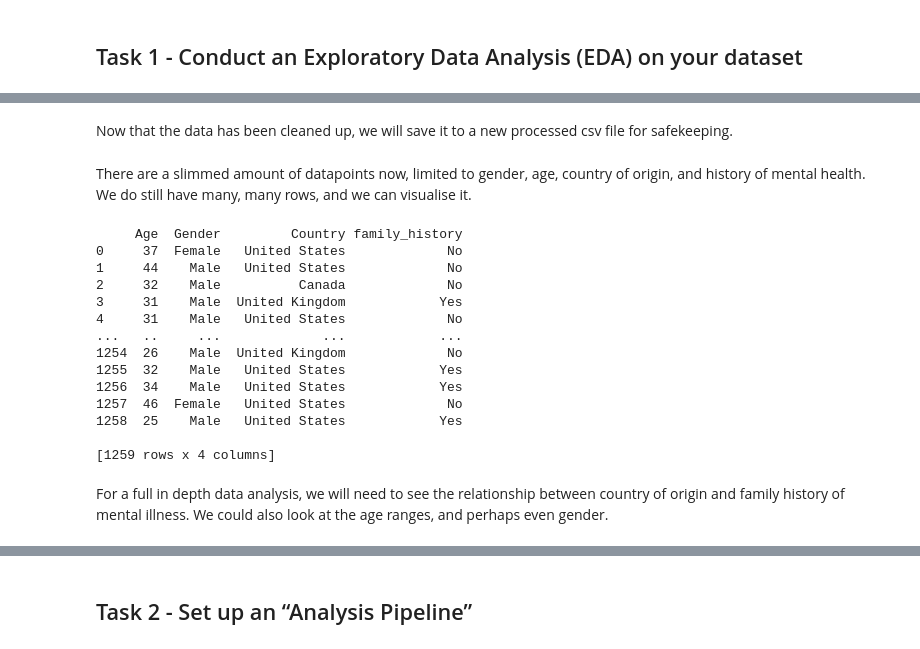
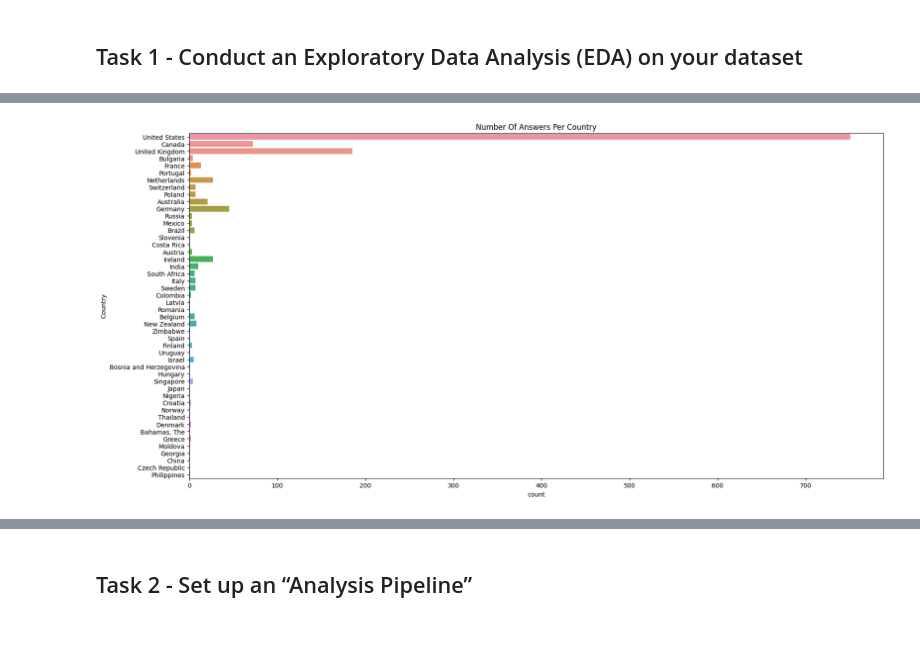
Before and after one commit to ubco-W2022T1-cosc301/project-group06, a Jupyter notebook: notebooks/analysis2.ipynb, the cells around one changed output, grey strips where cells are left out. Saved outputs shown, nothing was run; the diff lists cells and outputs as text; code cells hidden in the pictures.

Commit message:
Update analysis2.ipynb
Added adjustments to the EDA for Task2

```diff
--- a/notebooks/analysis2.ipynb
+++ b/notebooks/analysis2.ipynb
@@ -105,2 +185,0 @@ resQuesDf.loc[invalidAgeList,'Age'] = 'NA'
-# %% [markdown]
-Now that the data has been cleaned up, we will save it to a new processed csv file for safekeeping.
@@ -110,21 +186,8 @@ resQuesDf.to_csv('../data/processed/sstenbackResearchQuestionData.csv',index=Fal
-# %% [markdown]
-There are a slimmed amount of datapoints now, limited to gender, age, country of origin, and history of mental health. We do still have many, many rows, and we can visualise it.
-# %%
-print(resQuesDf)
-# %% [output]
-     Age  Gender         Country family_history
-0     37  Female   United States             No
-1     44    Male   United States             No
-2     32    Male          Canada             No
-3     31    Male  United Kingdom            Yes
-4     31    Male   United States             No
-...   ..     ...             ...            ...
-1254  26    Male  United Kingdom             No
-1255  32    Male   United States            Yes
-1256  34    Male   United States            Yes
-1257  46  Female   United States             No
-1258  25    Male   United States            Yes
-
-[1259 rows x 4 columns]
-# %% [markdown]
-For a full in depth data analysis, we will need to see the relationship between country of origin and family history of mental illness. We could also look at the age ranges, and perhaps even gender.
+# %%
+#Set up a seaborn plot
+plt.figure(figsize=(20,10))
+sns.countplot(data=rawDataframe,y='Country').set(title='Number Of Answers Per Country')
+#Display the plot using matplotlib
+plt.show()
+# %% [output]
+[figure, added]
```
Also changed, not shown: parts of 24 cells of this notebook.
